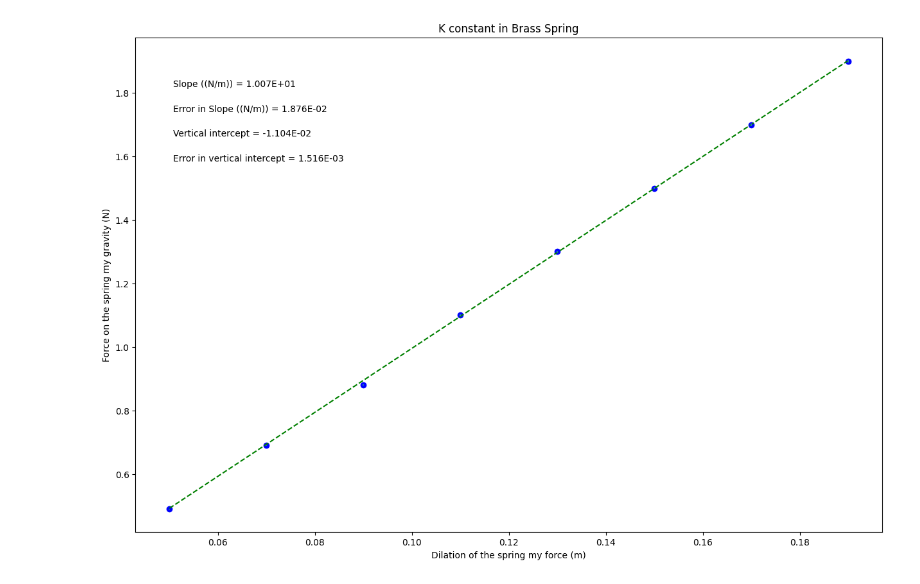
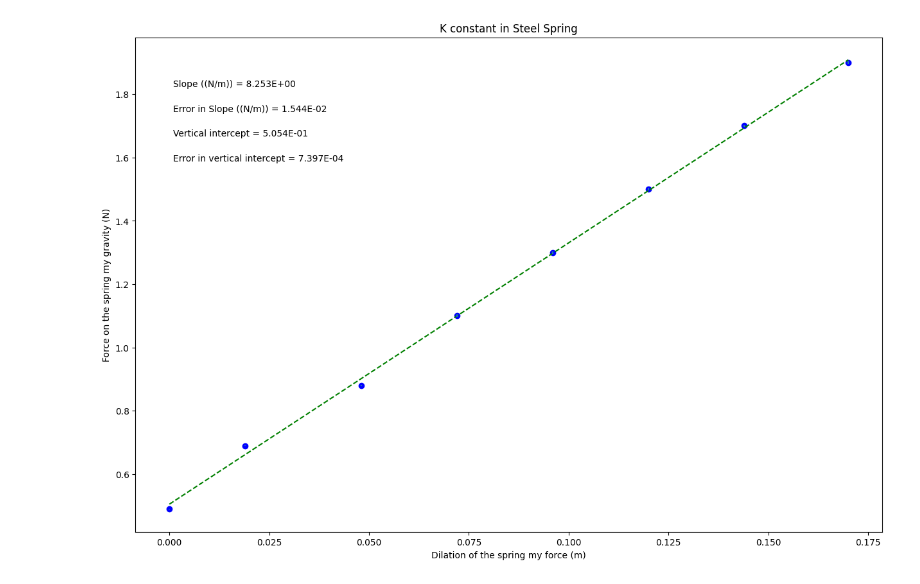
Before and after one commit to I-cant-belive-xander-is-here/School, a Jupyter notebook: PHSXlab_plotting_template.ipynb, the cells around one changed output. Cells and saved outputs as stored; diff of their text form; code cells hidden in the pictures.

```diff
--- a/PHSXlab_plotting_template.ipynb
+++ b/PHSXlab_plotting_template.ipynb
@@ -19,7 +19,7 @@ import matplotlib.pyplot as plt
 #variable names should start with a letter and must contain only letters, numbers, and underscores
 
 
-meters = np.array([0.050, 0.070, 0.090, 0.11, 0.13, 0.15, 0.17, 0.19])
+meters = np.array([0, 0.019, 0.048, 0.072, 0.096, 0.12, 0.144, 0.17])
 
 Newton = np.array([0.49, 0.69, 0.88, 1.1, 1.3, 1.5, 1.7, 1.9])
 
@@ -37,7 +37,7 @@ dy = err_yvariable_changeme        #this should be your error in y array
 
 #UPDATE EACH OF THESE 4 STRINGS FOR YOUR PLOT LABELS AS YOU WANT THEM TO APPEAR
 
-plot_title= 'K constant in Brass Spring'
+plot_title= 'K constant in Steel Spring'
 y_label= 'Force on the spring my gravity (N)'
 x_label= 'Dilation of the spring my force (m)'
 slope_units= '(N/m)'
@@ -92,31 +92,31 @@ elif annotation_placement==3 or annotation_placement==4:
 #Don't need to change anything in this section!
 
 #Plot data on graph. Plot error bars and place values for slope,
 #error in slope, and vertical intercept (plus error) on the plot using "annotate"
 
 plt.figure(figsize=(15,10))
 
 plt.plot(x, fit, color='green', linestyle='--')
 plt.scatter(x, y, color='blue', marker='o')
 
 plt.xlabel(x_label)
 plt.ylabel(y_label)
 plt.title(plot_title)
 
 plt.errorbar(x, y, yerr=dy, xerr=None, fmt="none") #don't need to plot x error bars
 
 plt.annotate('Slope ({}) = {value:.{digits}E}'.format(slope_units,value=m, digits=3),
              (xpos, ypos[0]), xycoords='axes fraction')
 
 plt.annotate('Error in Slope ({}) = {value:.{digits}E}'.format(slope_units,value=dm, digits=3),
              (xpos, ypos[1]), xycoords='axes fraction')
 
 plt.annotate('Vertical intercept = {value:.{digits}E}'.format(value=b, digits=3),
              (xpos, ypos[2]), xycoords='axes fraction')
 
 plt.annotate('Error in vertical intercept = {value:.{digits}E}'.format(value=db, digits=3),
              (xpos, ypos[3]), xycoords='axes fraction')
 
 plt.show()
 # %% [output]
-[figure, old version]
+[figure, new version]
```
